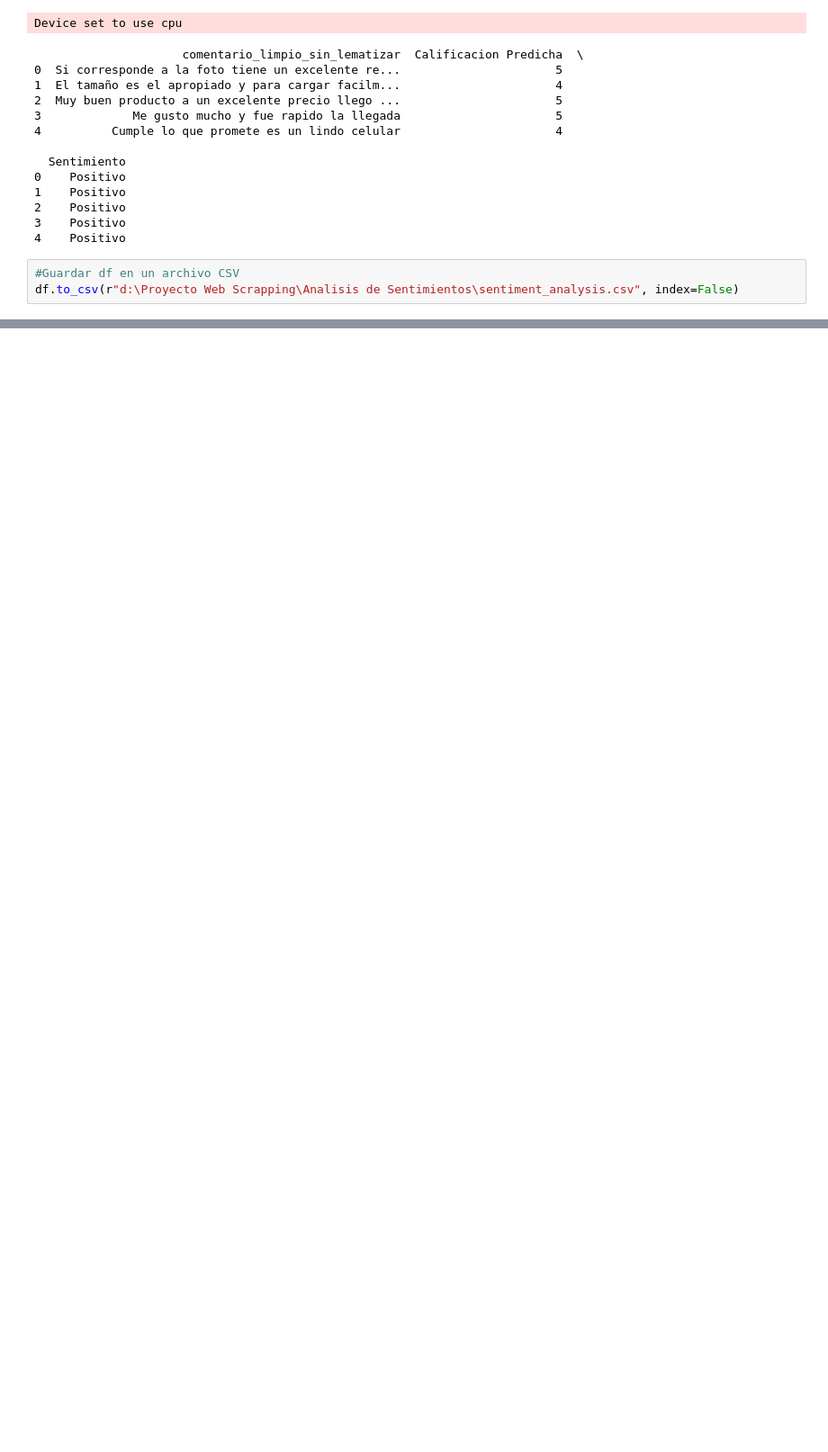
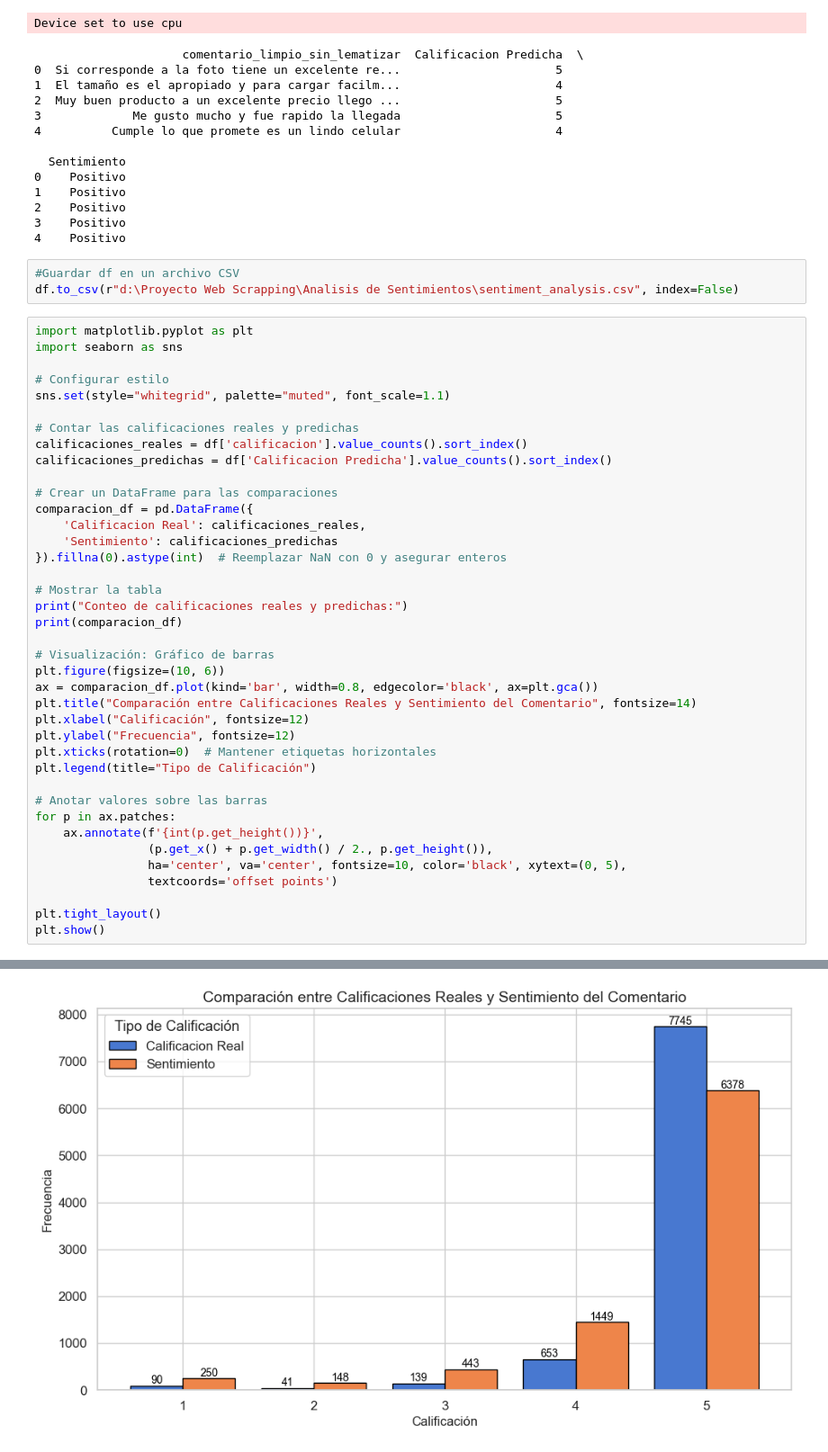
Before and after one commit to Juanpa21012/NLP-Sentiment-Analysis-of-Smartphone-Brands-Using-Web-Scrapping, a Jupyter notebook: Analisis de Sentimientos/Testing-jp-AS.ipynb, the cells around one changed output, grey strips where cells are left out. Shown at 90% size. Cells and saved outputs as stored; diff of their text form; blank space fills up the shorter version.

```diff
--- a/Analisis de Sentimientos/Testing-jp-AS.ipynb
+++ b/Analisis de Sentimientos/Testing-jp-AS.ipynb
@@ -350,3 +392,43 @@ Device set to use cpu
 # %%
 #Guardar df en un archivo CSV
 df.to_csv(r"d:\Proyecto Web Scrapping\Analisis de Sentimientos\sentiment_analysis.csv", index=False)
+# %%
+import matplotlib.pyplot as plt
+import seaborn as sns
+
+# Configurar estilo
+sns.set(style="whitegrid", palette="muted", font_scale=1.1)
+
+# Contar las calificaciones reales y predichas
+calificaciones_reales = df['calificacion'].value_counts().sort_index()
+calificaciones_predichas = df['Calificacion Predicha'].value_counts().sort_index()
+
+# Crear un DataFrame para las comparaciones
+comparacion_df = pd.DataFrame({
+    'Calificacion Real': calificaciones_reales,
+    'Sentimiento': calificaciones_predichas
+}).fillna(0).astype(int)  # Reemplazar NaN con 0 y asegurar enteros
+
+# Mostrar la tabla
+print("Conteo de calificaciones reales y predichas:")
+print(comparacion_df)
+
+# Visualización: Gráfico de barras
+plt.figure(figsize=(10, 6))
+ax = comparacion_df.plot(kind='bar', width=0.8, edgecolor='black', ax=plt.gca())
+plt.title("Comparación entre Calificaciones Reales y Sentimiento del Comentario", fontsize=14)
+plt.xlabel("Calificación", fontsize=12)
+plt.ylabel("Frecuencia", fontsize=12)
+plt.xticks(rotation=0)  # Mantener etiquetas horizontales
+plt.legend(title="Tipo de Calificación")
+
+# Anotar valores sobre las barras
+for p in ax.patches:
+    ax.annotate(f'{int(p.get_height())}',
+                (p.get_x() + p.get_width() / 2., p.get_height()),
+                ha='center', va='center', fontsize=10, color='black', xytext=(0, 5),
+                textcoords='offset points')
+
+plt.tight_layout()
+plt.show()
+# %% [output]
@@ -352,0 +442 @@ df.to_csv(r"d:\Proyecto Web Scrapping\Analisis de Sentimientos\sentiment_analysi
+[figure, added]
```
Also changed, not shown: parts of 24 cells of this notebook, 2 other files.
